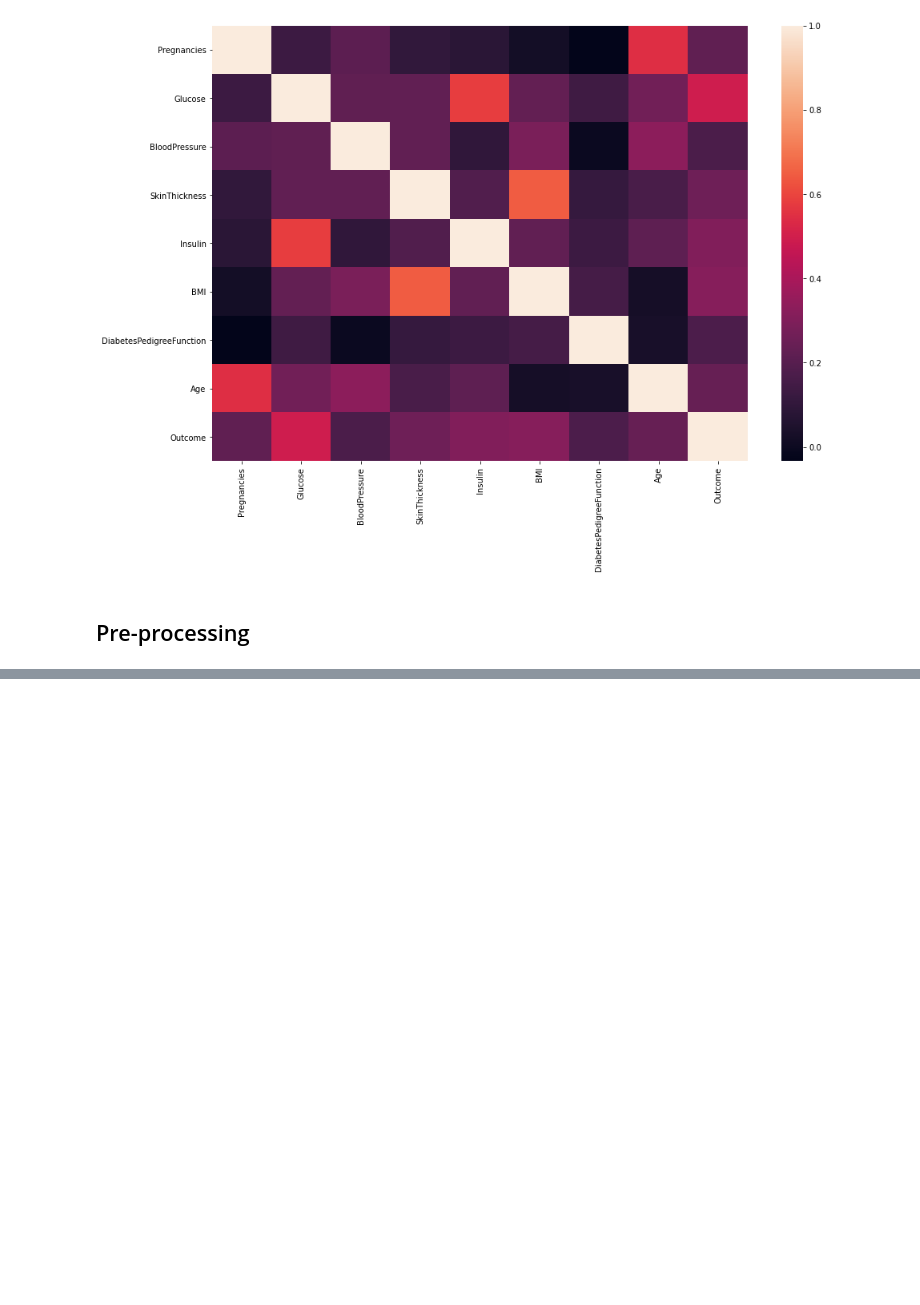
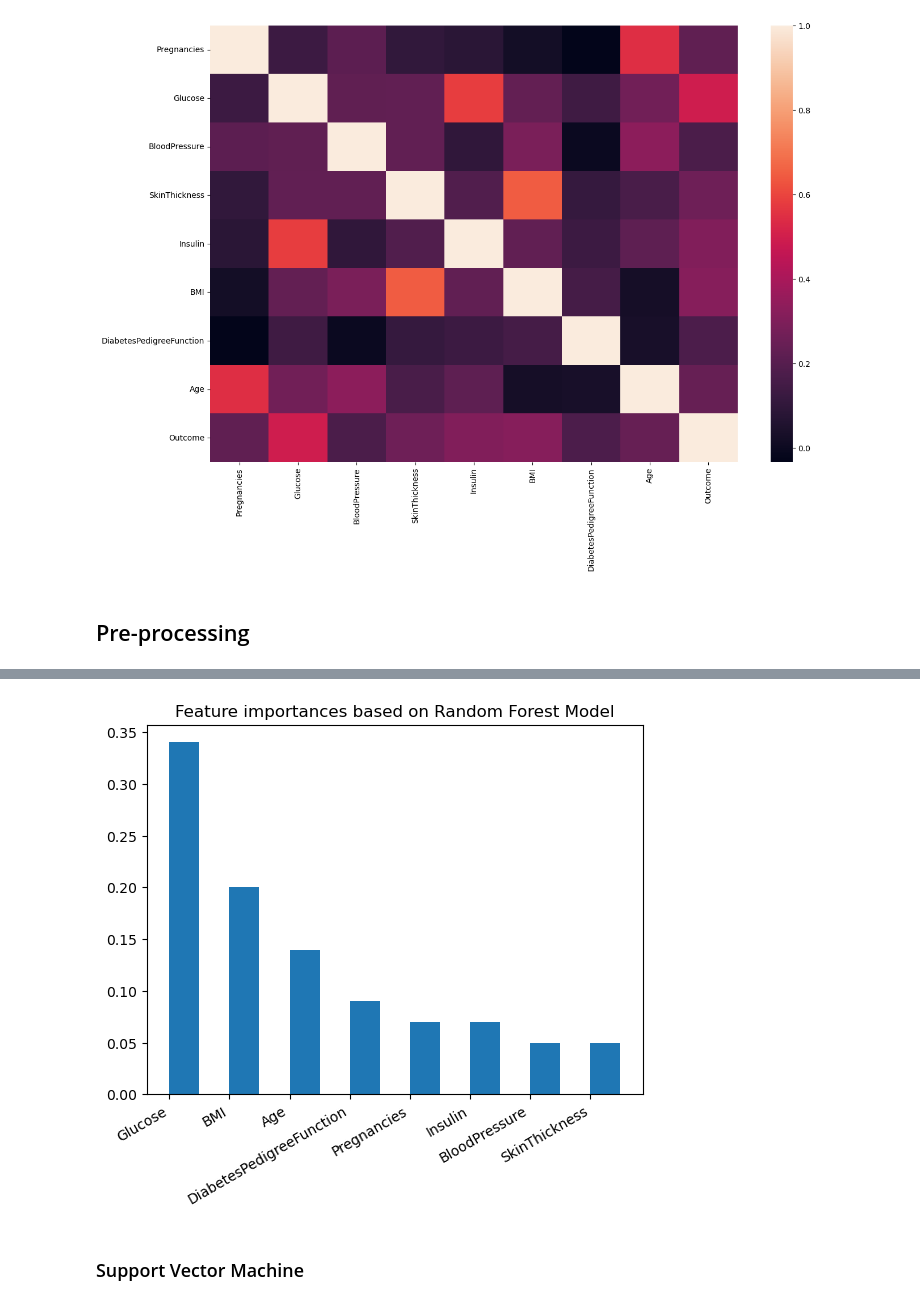
Before and after one commit to chendub/Springboard, a Jupyter notebook: Diabetes/Diabetes.ipynb, the cells around one changed output, grey strips where cells are left out. Saved outputs shown, nothing was run; the diff lists cells and outputs as text; code cells hidden in the pictures; blank space fills up the shorter version.

```diff
--- a/Diabetes/Diabetes.ipynb
+++ b/Diabetes/Diabetes.ipynb
@@ -260,0 +291,9 @@ plt.show()
+# %%
+lr_best = LogRegCV.best_estimator_
+lr_best.fit(X_train, y_train)
+
+y_pred_lr_best = lr_best.predict(X_test)
+
+print('training accuracy: {:.2f}'.format(lr_best.score(X_train, y_train)))
+print('testing accuracy: {:.2f}'.format(lr_best.score(X_test, y_test)))
+print(classification_report(y_test, y_pred_lr_best))
@@ -260,0 +337,14 @@ plt.show()
+# %%
+from sklearn.ensemble import RandomForestClassifier
+
+params = {
+    'criterion': ['gini','entropy'],
+    'max_depth': [15, 17, 20],
+    'max_features': ['log2', 'sqrt'],
+    'min_samples_leaf': [3, 4, 5],
+    'min_samples_split': [12, 14, 16],
+    'n_estimators': [200, 300, 400]}
+
+rf = RandomForestClassifier()
+rfcv = GridSearchCV(rf, params, verbose=2)
+rfcv.fit(X, y)
@@ -260,0 +387,9 @@ plt.show()
+# %%
+rf_best = rfcv.best_estimator_
+rf_best.fit(X_train, y_train)
+
+y_pred_rf_best = rf_best.predict(X_test)
+
+print('training accuracy: {:.2f}'.format(rf_best.score(X_train, y_train)))
+print('testing accuracy: {:.2f}'.format(rf_best.score(X_test, y_test)))
+print(classification_report(y_test, y_pred_rf_best))
@@ -260,0 +407,8 @@ plt.show()
+# %%
+# features importances
+
+feature_importances = [(feature, round(importance, 2)) for feature, importance in zip(X.columns, rf_best.feature_importances_)]
+# Sort the feature importances by most important first
+feature_importances = sorted(feature_importances, key = lambda x: x[1], reverse = True)
+# Print out the feature and importances
+[print('{:25} : {}'.format(*pair)) for pair in feature_importances];
@@ -260,0 +424,9 @@ plt.show()
+# %%
+plt.bar([i[0] for i in feature_importances],[i[1] for i in feature_importances], align='edge', width=0.5)
+plt.xticks(rotation=30, ha='right')
+plt.title('Feature importances based on Random Forest Model')
+plt.show()
+# %% [output]
+[figure, added]
+# %% [markdown]
+### Support Vector Machine
```
Also changed, not shown: parts of 33 cells of this notebook.
